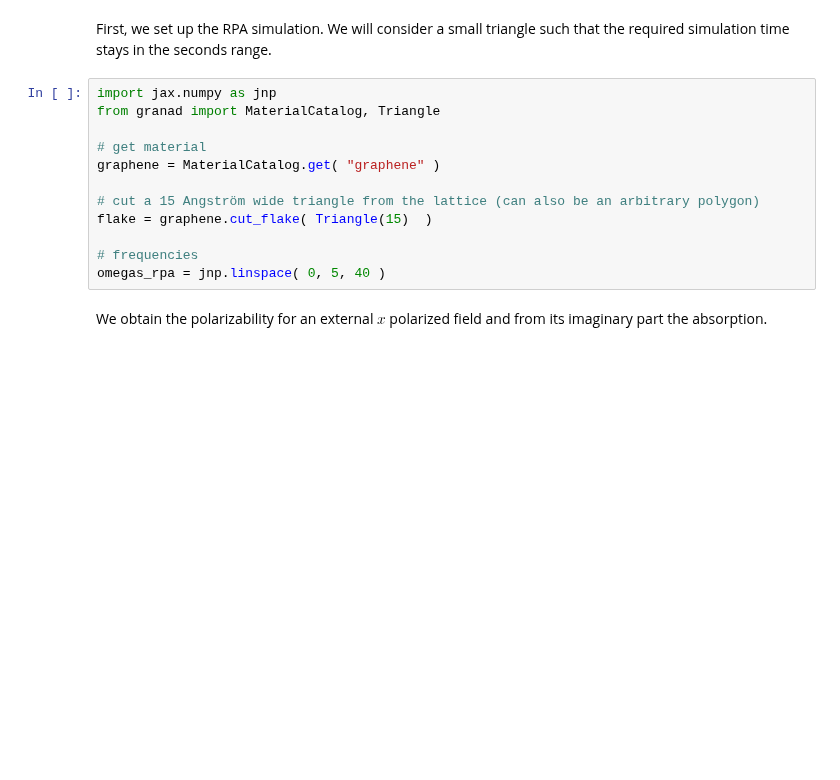
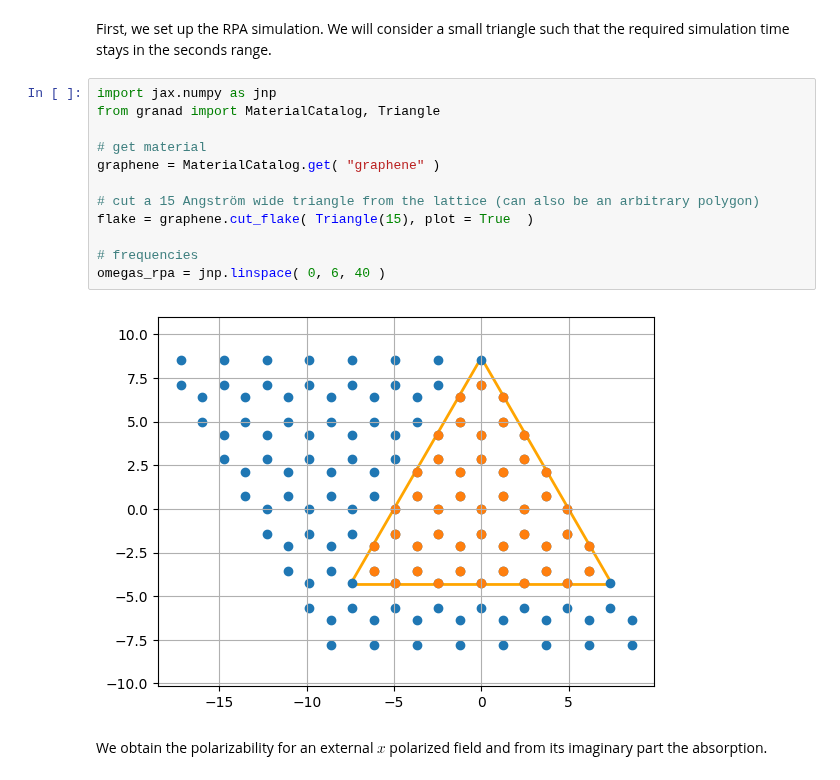
Before and after one commit to GRANADlauncher/granad, a Jupyter notebook: tutorials/i_linear_response.ipynb, the cells around one changed output. Saved outputs shown, nothing was run; the diff lists cells and outputs as text; blank space fills up the shorter version.

```diff
--- a/tutorials/i_linear_response.ipynb
+++ b/tutorials/i_linear_response.ipynb
@@ -9,15 +9,17 @@ First, we set up the RPA simulation. We will consider a small triangle such that
 # %%
 import jax.numpy as jnp
 from granad import MaterialCatalog, Triangle
 
 # get material
 graphene = MaterialCatalog.get( "graphene" )
 
 # cut a 15 Angström wide triangle from the lattice (can also be an arbitrary polygon)
-flake = graphene.cut_flake( Triangle(15)  )
+flake = graphene.cut_flake( Triangle(15), plot = True  )
 
 # frequencies
-omegas_rpa = jnp.linspace( 0, 5, 40 )
+omegas_rpa = jnp.linspace( 0, 6, 40 )
+# %% [output]
+[figure, added]
 # %% [markdown]
 We obtain the polarizability for an external $x$ polarized field and from its imaginary part the absorption.
 # %%
```
Also changed, not shown: parts of 1 cell of this notebook, 23 other files.
